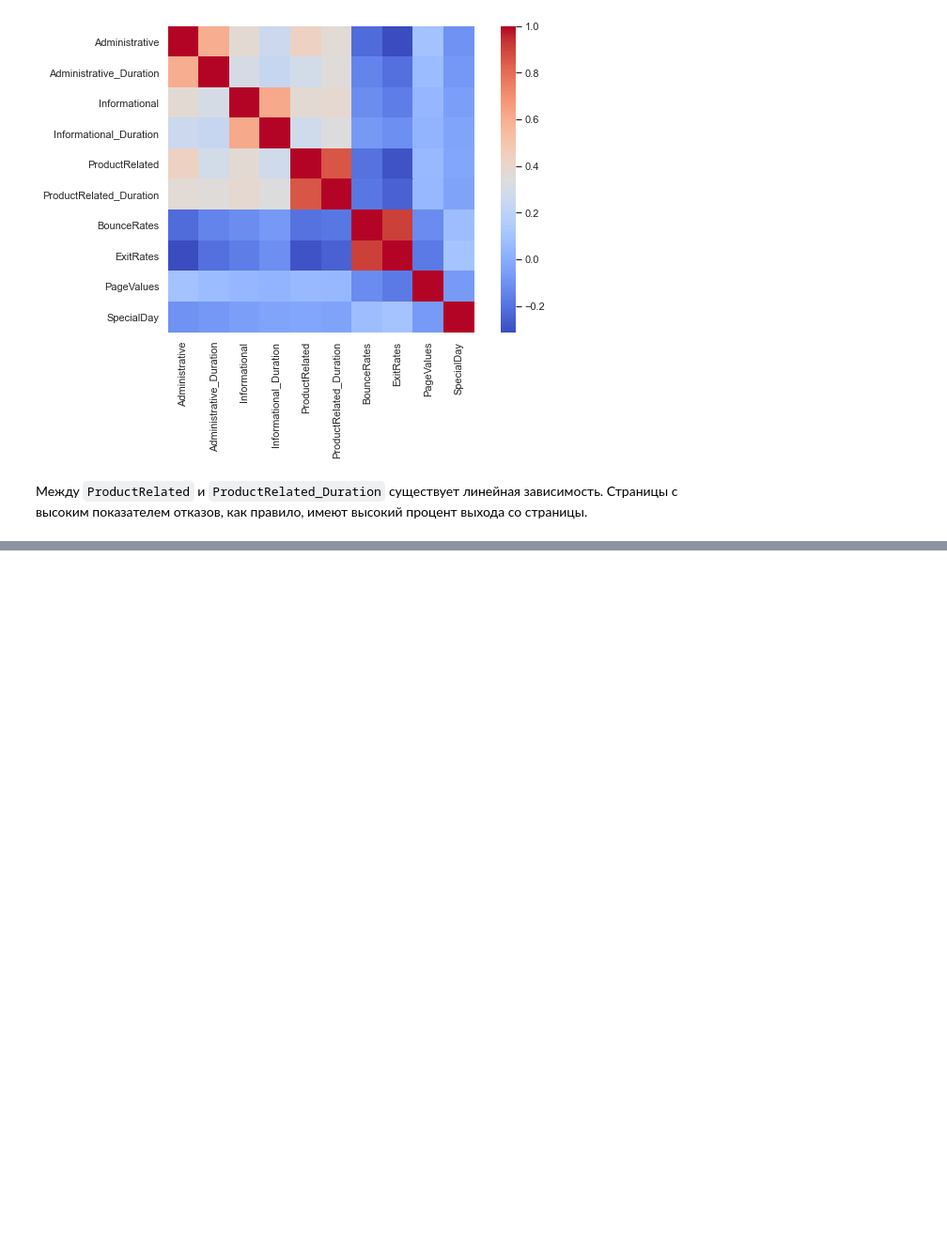
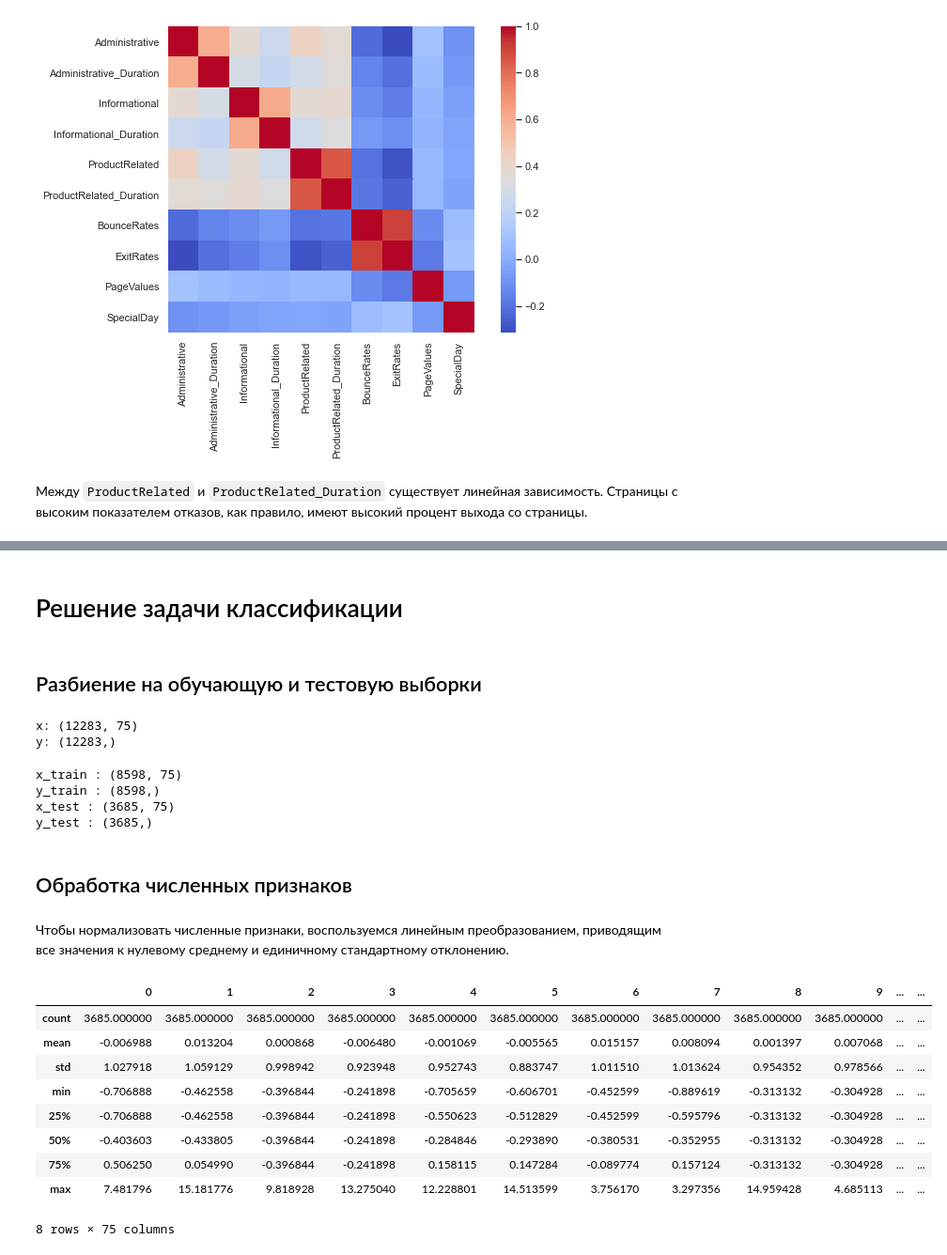
Before and after one commit to Alexpetr0v/machine-learning-course, a Jupyter notebook: Homework.ipynb, the cells around one changed output, grey strips where cells are left out. Shown at 94% size. Cells and saved outputs as stored; diff of their text form; code cells hidden in the pictures; blank space fills up the shorter version.

```diff
--- a/Homework.ipynb
+++ b/Homework.ipynb
@@ -451,0 +460,2 @@ pass
+# %%
+data_dummies = pd.get_dummies(data, columns=cat_vars)
@@ -451,0 +495,4 @@ pass
+# %% [markdown]
+# Решение задачи классификации
+# %% [markdown]
+## Разбиение на обучающую и тестовую выборки
@@ -451,0 +504,24 @@ pass
+# %%
+print("x:", x.shape)
+print("y:", y.shape)
+# %% [output]
+x: (12283, 75)
+y: (12283,)
+# %%
+from sklearn.model_selection import train_test_split
+
+x_train, x_test, y_train, y_test = train_test_split(x, y, test_size = 0.3, random_state = 42)
+
+print("x_train :", x_train.shape)
+print("y_train :", y_train.shape)
+print("x_test :", x_test.shape)
+print("y_test :", y_test.shape)
+# %% [output]
+x_train : (8598, 75)
+y_train : (8598,)
+x_test : (3685, 75)
+y_test : (3685,)
+# %% [markdown]
+## Обработка численных признаков
+# %% [markdown]
+Чтобы нормализовать численные признаки, воспользуемся линейным преобразованием, приводящим все значения к нулевому среднему и единичному стандартному отклонению.
@@ -451,0 +532,14 @@ pass
+# %%
+x_test = pd.DataFrame(x_test)
+x_test.describe()
+# %% [output]
+|  | 0 | 1 | 2 | 3 | 4 | 5 | 6 | 7 | 8 | 9 | ... | ... |
+| count | 3685.000000 | 3685.000000 | 3685.000000 | 3685.000000 | 3685.000000 | 3685.000000 | 3685.000000 | 3685.000000 | 3685.000000 | 3685.000000 | ... | ... |
+| mean | -0.006988 | 0.013204 | 0.000868 | -0.006480 | -0.001069 | -0.005565 | 0.015157 | 0.008094 | 0.001397 | 0.007068 | ... | ... |
+| std | 1.027918 | 1.059129 | 0.998942 | 0.923948 | 0.952743 | 0.883747 | 1.011510 | 1.013624 | 0.954352 | 0.978566 | ... | ... |
+| min | -0.706888 | -0.462558 | -0.396844 | -0.241898 | -0.705659 | -0.606701 | -0.452599 | -0.889619 | -0.313132 | -0.304928 | ... | ... |
+| 25% | -0.706888 | -0.462558 | -0.396844 | -0.241898 | -0.550623 | -0.512829 | -0.452599 | -0.595796 | -0.313132 | -0.304928 | ... | ... |
+| 50% | -0.403603 | -0.433805 | -0.396844 | -0.241898 | -0.284846 | -0.293890 | -0.380531 | -0.352955 | -0.313132 | -0.304928 | ... | ... |
+| 75% | 0.506250 | 0.054990 | -0.396844 | -0.241898 | 0.158115 | 0.147284 | -0.089774 | 0.157124 | -0.313132 | -0.304928 | ... | ... |
+| max | 7.481796 | 15.181776 | 9.818928 | 13.275040 | 12.228801 | 14.513599 | 3.756170 | 3.297356 | 14.959428 | 4.685113 | ... | ... |
+8 rows × 75 columns
```
Also changed, not shown: parts of 22 cells of this notebook.
